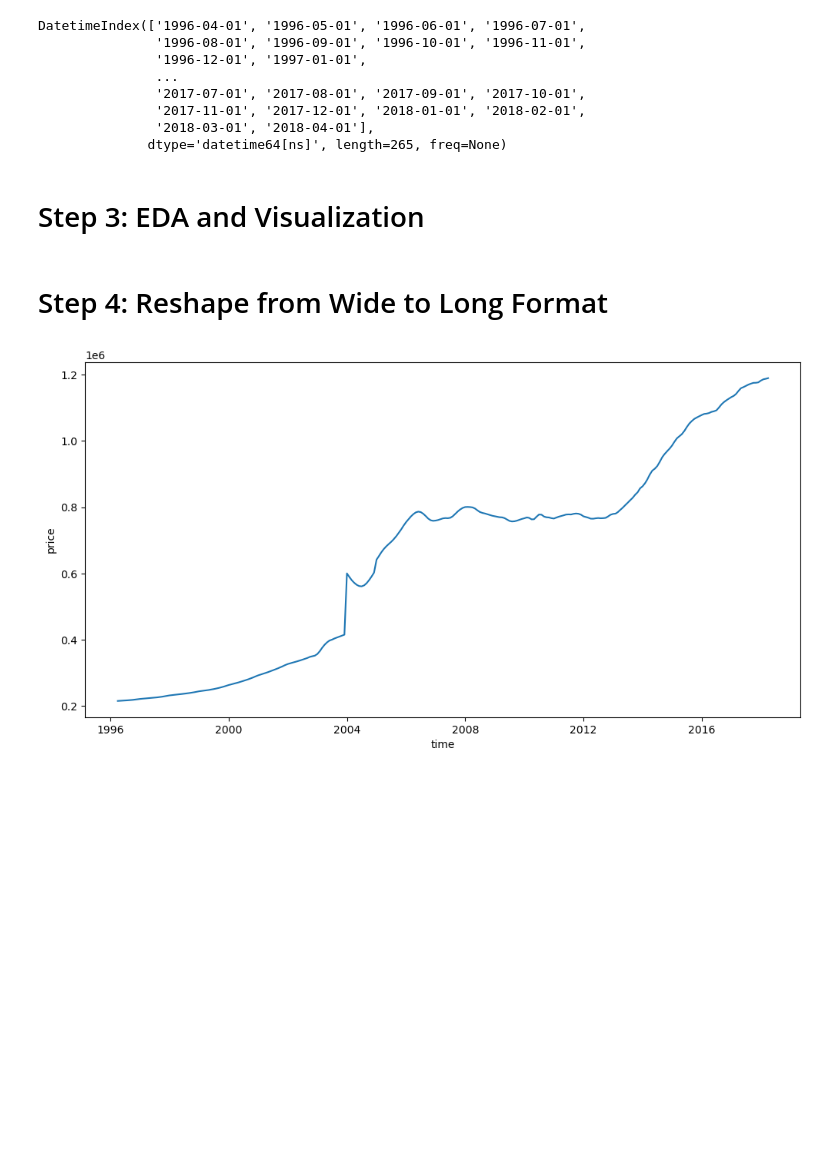
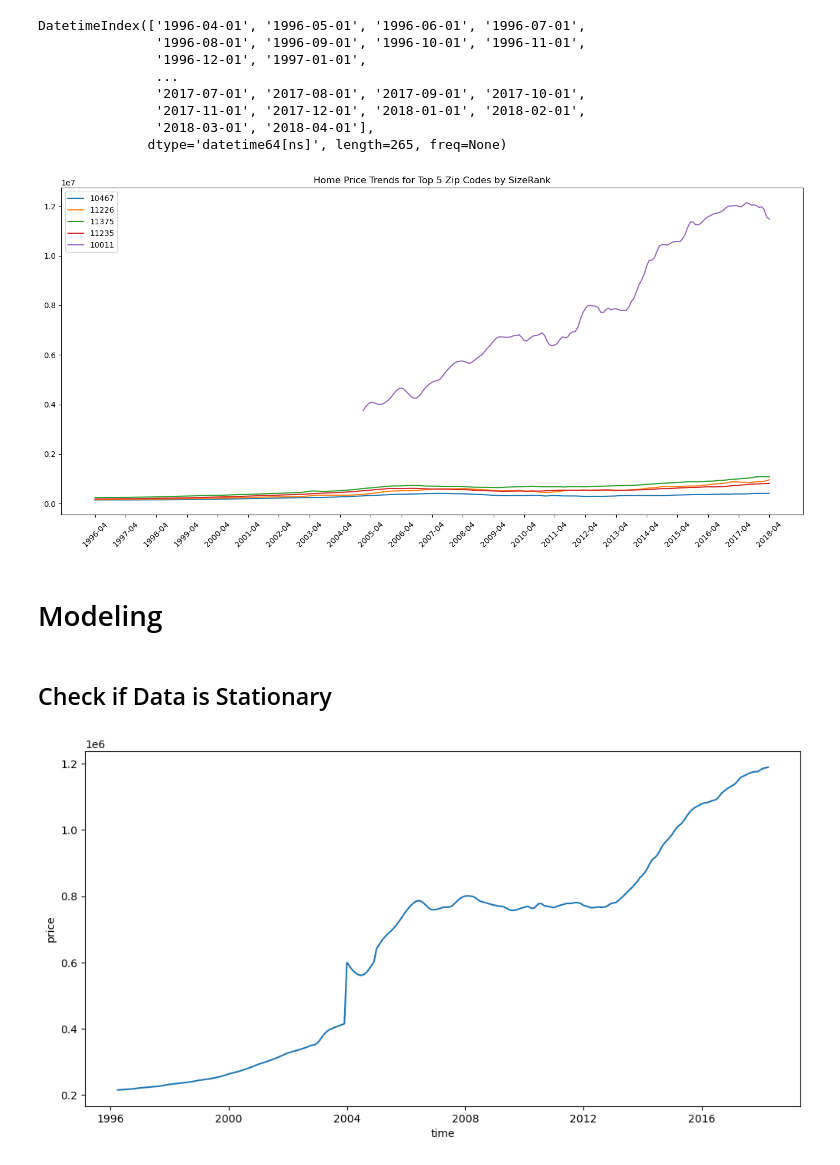
Before and after one commit to hannahdallas/zillow_time_series_model, a Jupyter notebook: notebook.ipynb, the cells around one changed output. Cells and saved outputs as stored; diff of their text form; code cells hidden in the pictures; blank space fills up the shorter version.

```diff
--- a/notebook.ipynb
+++ b/notebook.ipynb
@@ -91,0 +183,3 @@ df.describe()
+# %%
+# rename columns
+df = df.rename(columns={'RegionName': 'Zipcode'})
@@ -125,10 +257,24 @@ DatetimeIndex(['1996-04-01', '1996-05-01', '1996-06-01', '1996-07-01',
                '2017-11-01', '2017-12-01', '2018-01-01', '2018-02-01',
                '2018-03-01', '2018-04-01'],
               dtype='datetime64[ns]', length=265, freq=None)
-# %% [markdown]
-# Step 3: EDA and Visualization
-# %% [markdown]
-# Step 4: Reshape from Wide to Long Format
+# %%
+dates = [col for col in nyc_df.columns if col not in ['RegionID', 'Zipcode', 'City', 'State', 'Metro', 'CountyName', 'SizeRank']]
+# %%
+top_5_zips = nyc_df.sort_values(by='SizeRank').head(5)
+# %%
+plt.figure(figsize=(14, 7))
+for _, row in top_5_zips.iterrows():
+    plt.plot(dates, row[dates].values, label=row['Zipcode'])  # Ensure 'Zipcode' matches your column name
+
+plt.title('Home Price Trends for Top 5 Zip Codes by SizeRank')
+plt.legend()
+
+# Improve x-axis labels
+plt.xticks(ticks=range(0, len(dates), 12), labels=[dates[i] for i in range(0, len(dates), 12)], rotation=45)
+plt.tight_layout()  # Ensure nothing overlaps
+plt.show()
+# %% [output]
+[figure, added]
 # %%
 def melt_data(df):
     """
@@ -161,6 +307,10 @@ def display_df (dftest):
     for key,value in dftest[4].items():
         dfoutput['Critical Value (%s)'%key]=value
     display(dfoutput)
+# %% [markdown]
+# Modeling
+# %% [markdown]
+## Check if Data is Stationary
 # %%
 fig=plt.figure(figsize=(12,6))
 plt.plot(ts)
```
Also changed, not shown: parts of 69 cells of this notebook.
